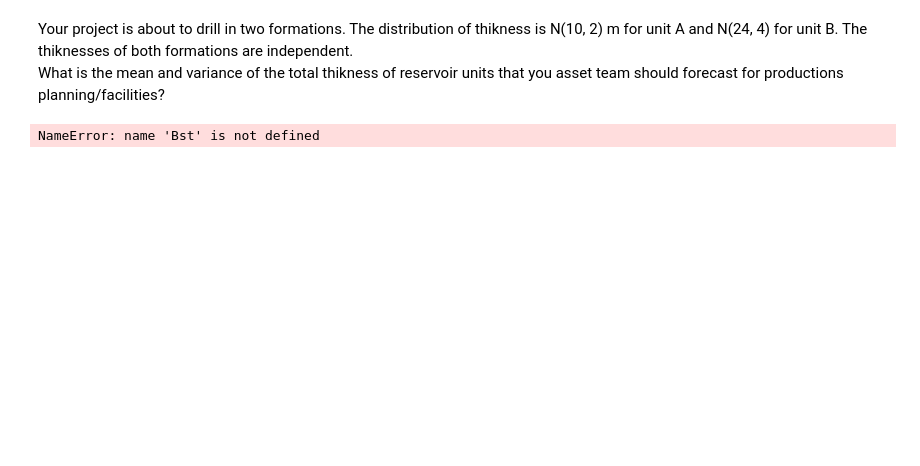
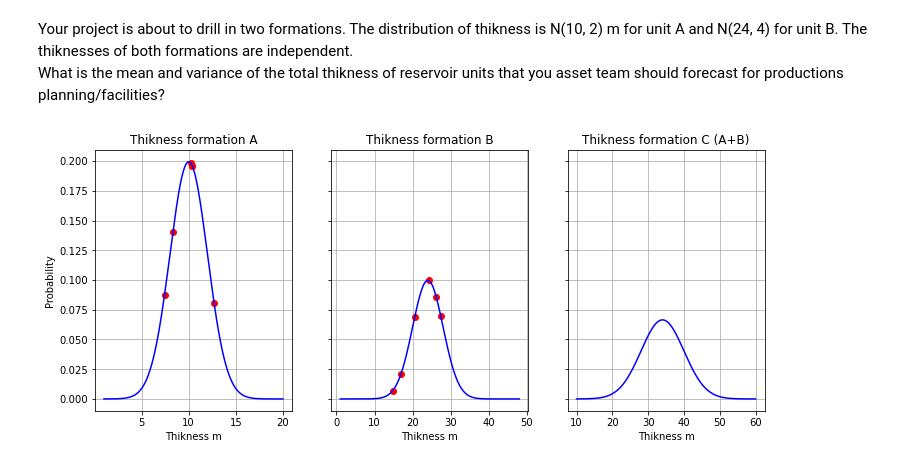
Before and after one commit to solisgb/jpnb, a Jupyter notebook: LS_monteCarlo.ipynb, the cells around one changed output. Drawn from its saved outputs; the diff is of its cells as text; code cells hidden in the pictures; blank space fills up the shorter version.

```diff
--- a/LS_monteCarlo.ipynb
+++ b/LS_monteCarlo.ipynb
@@ -20,14 +30,23 @@ Apdf = stats.norm.pdf(xs, loc=Amean, scale=Ast)
 # %%
+#Apdf2 = stats.norm.pdf(loc=Bmean, scale=Bst)
 
-Apdf2 = stats.norm.pdf(loc=Bmean, scale=Bst)
-
-fig, (ax1, ax2) = plt.subplots(1, 2, figsize=(8, 4.8))
-ax1.plot(xs, Apdf, 'o', color='red')
-ax1.plot(random.normal(loc=Amean, scale=Ast, size=50), Apdf, color='blue')
+fig, (ax1, ax2, ax3) = plt.subplots(1, 3, figsize=(12, 4.8), sharey=True)
+ax1.plot(Axs, Apdf, 'o', color='red')
+ax1.plot(Axs2, Apdf2, color='blue')
+ax1.set_title('Thikness formation A')
+ax1.set_ylabel('Probability')
+ax1.set_xlabel('Thikness m')
 ax1.grid()
 
-#ax2.plot(porosity, cdf1, 'o', color='blue')
-#ax2.plot(x2, cdf2, color='red')
-#ax2.grid()
+ax2.plot(Bxs, Bpdf, 'o', color='red')
+ax2.plot(Bxs2, Bpdf2, color='blue')
+ax2.set_title('Thikness formation B')
+ax2.set_xlabel('Thikness m')
+ax2.grid()
+
+ax3.plot(Cxs, Cpdf, color='blue')
+ax3.set_title('Thikness formation C (A+B)')
+ax3.set_xlabel('Thikness m')
+ax3.grid()
 # %% [output]
-NameError: name 'Bst' is not defined
+[figure, added]
```
Also changed, not shown: parts of 6 cells of this notebook.
